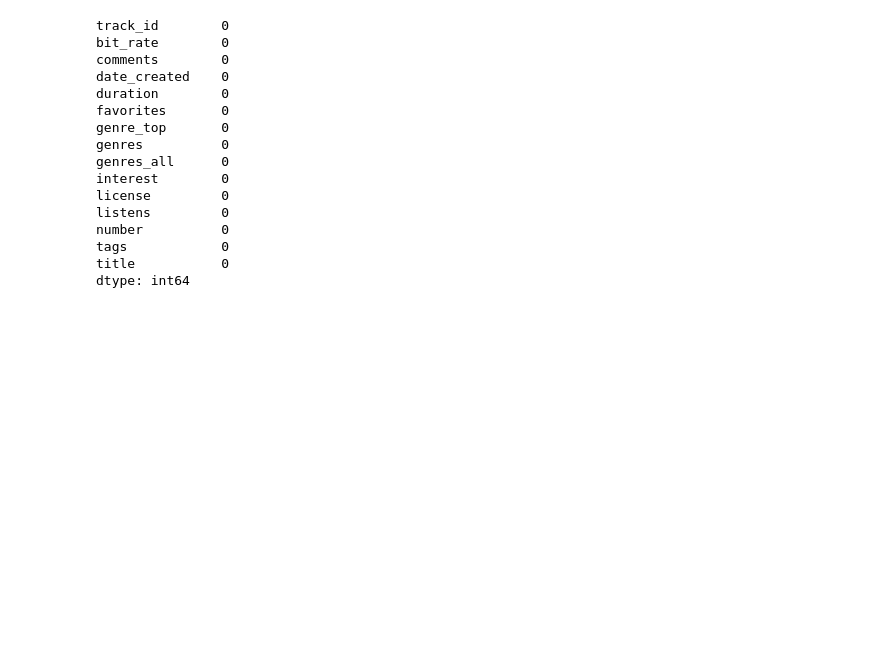
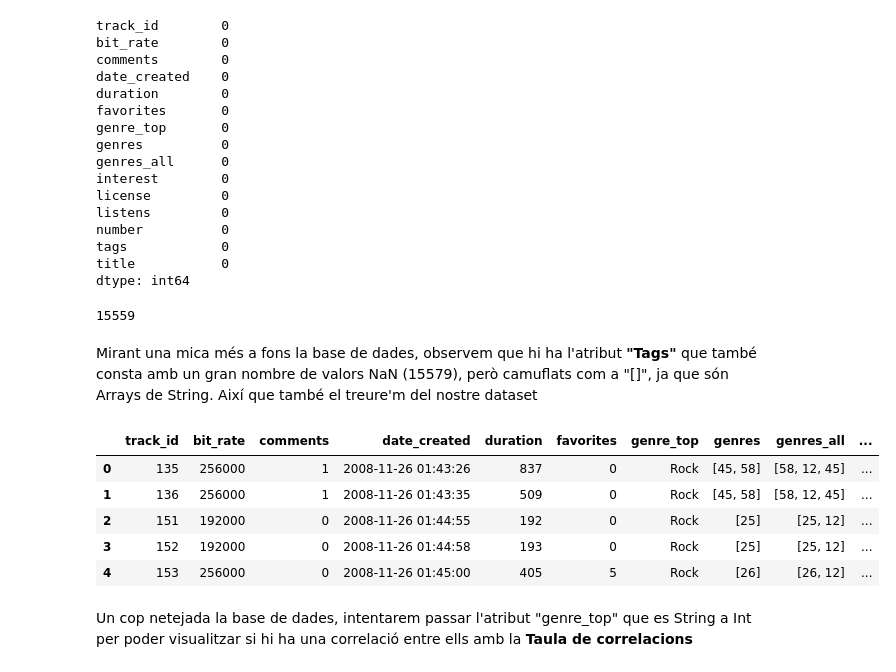
Before and after one commit to Rogerbenedito/English-song-data-from-2008-2017, a Jupyter notebook: Untitled.ipynb, the cells around one changed output. Drawn from its saved outputs; the diff is of its cells as text; code cells hidden in the pictures; blank space fills up the shorter version.

Commit message:
Update Untitled.ipynb
Eliminació del atribut 'tags'
Canvi del atribut objectiu a Binari
Observació de la correlació entre atributs

```diff
--- a/Untitled.ipynb
+++ b/Untitled.ipynb
@@ -165,3 +162,23 @@ number          0
 tags            0
 title           0
 dtype: int64
+# %%
+#Contem cuantes vagades apareix el valor "[]" en la columne de Tags
+(dataset['tags'] == "[]").sum()
+# %% [output]
+15559
+# %% [markdown]
+Mirant una mica més a fons la base de dades, observem que hi ha l'atribut **"Tags"** que també consta amb un gran nombre de valors NaN (15579), però camuflats com a "[]", ja que són Arrays de String.
+Així que també el treure'm del nostre dataset
+# %%
+dataset = dataset.drop(columns=['tags'])
+dataset.head()
+# %% [output]
+|  | track_id | bit_rate | comments | date_created | duration | favorites | genre_top | genres | genres_all | ... |
+| 0 | 135 | 256000 | 1 | 2008-11-26 01:43:26 | 837 | 0 | Rock | [45, 58] | [58, 12, 45] | ... |
+| 1 | 136 | 256000 | 1 | 2008-11-26 01:43:35 | 509 | 0 | Rock | [45, 58] | [58, 12, 45] | ... |
+| 2 | 151 | 192000 | 0 | 2008-11-26 01:44:55 | 192 | 0 | Rock | [25] | [25, 12] | ... |
+| 3 | 152 | 192000 | 0 | 2008-11-26 01:44:58 | 193 | 0 | Rock | [25] | [25, 12] | ... |
+| 4 | 153 | 256000 | 0 | 2008-11-26 01:45:00 | 405 | 5 | Rock | [26] | [26, 12] | ... |
+# %% [markdown]
+Un cop netejada la base de dades, intentarem passar l'atribut "genre_top" que es String a Int per poder visualitzar si hi ha una correlació entre ells amb la **Taula de correlacions**
```
Also changed, not shown: parts of 8 cells of this notebook.
